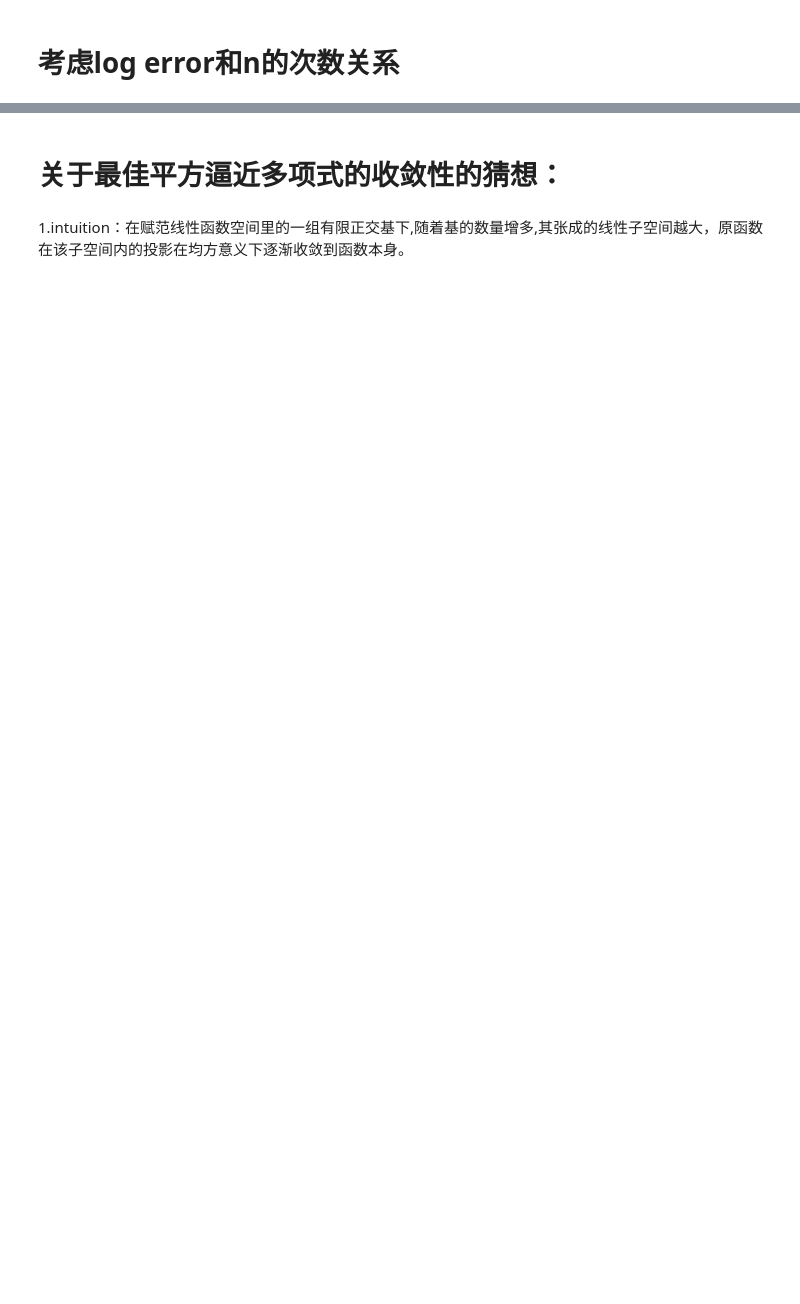
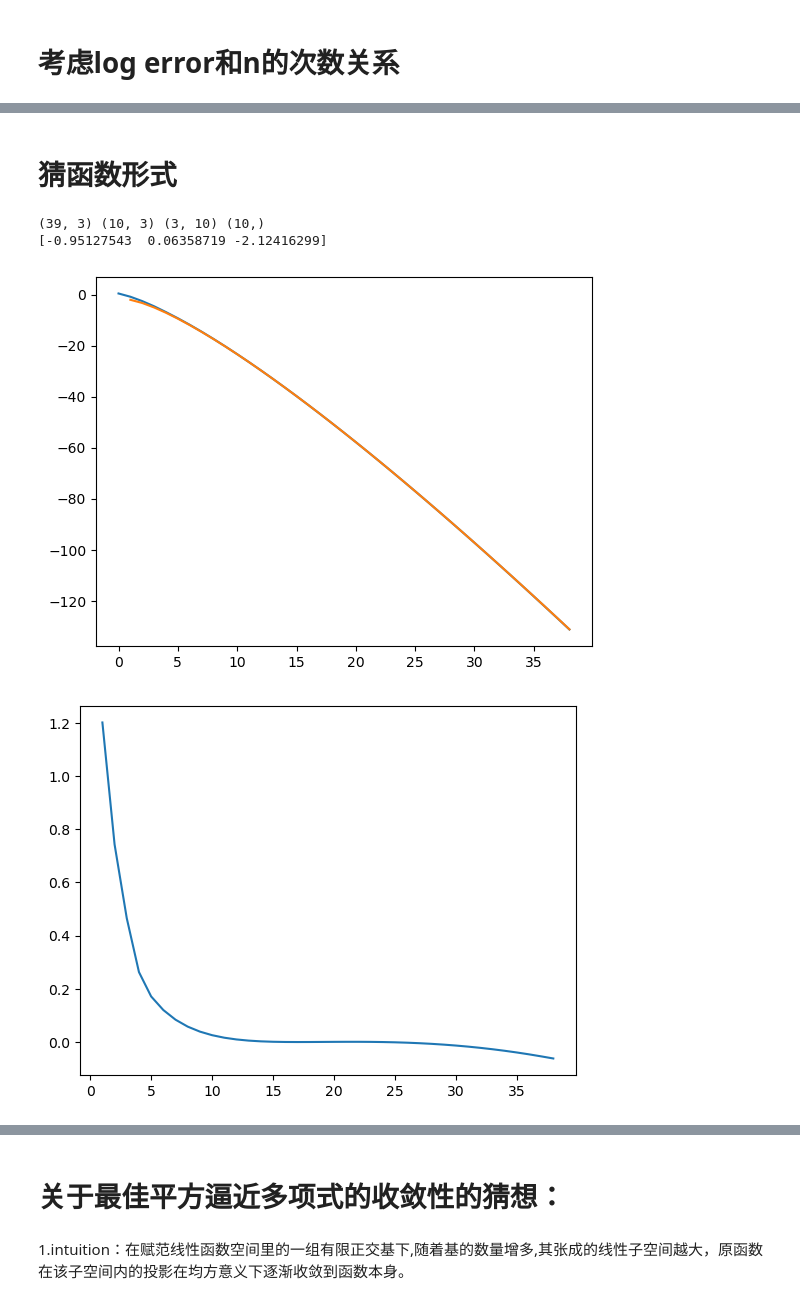
Before and after one commit to Suffoc/SquareApproximation, a Jupyter notebook: SquareApproximation.ipynb, the cells around one changed output, grey strips where cells are left out. Cells and saved outputs as stored; diff of their text form; code cells hidden in the pictures; blank space fills up the shorter version.

```diff
--- a/SquareApproximation.ipynb
+++ b/SquareApproximation.ipynb
@@ -276,0 +299,26 @@ plt.show()
+# %% [markdown]
+# 猜函数形式
+# %%
+#变量以log_exp_开头命名
+log_exp_A = [n * np.log(n), n, np.ones_like(n)]
+log_exp_A = np.transpose(log_exp_A)
+log_exp_An = log_exp_A[15:25]
+print(log_exp_A.shape, log_exp_An.shape, np.transpose(log_exp_An).shape, log_error[15:25].shape)
+log_exp_ATA = np.matmul(np.transpose(log_exp_An), log_exp_An)
+log_exp_ATB = np.matmul(np.transpose(log_exp_An), log_error[15:25])
+log_exp_coef = np.matmul(np.linalg.inv(log_exp_ATA), log_exp_ATB)
+print(log_exp_coef)
+
+log_exp_pred = np.matmul(log_exp_A, log_exp_coef)
+plt.figure()
+plt.plot(n, log_error)
+plt.plot(n, log_exp_pred)
+plt.show()
+plt.figure()
+plt.plot(n, log_error - log_exp_pred)
+plt.show()
+# %% [output]
+(39, 3) (10, 3) (3, 10) (10,)
+[-0.95127543  0.06358719 -2.12416299]
+[figure, added]
+[figure, added]
```
Also changed, not shown: parts of 13 cells of this notebook, 4 other files.
